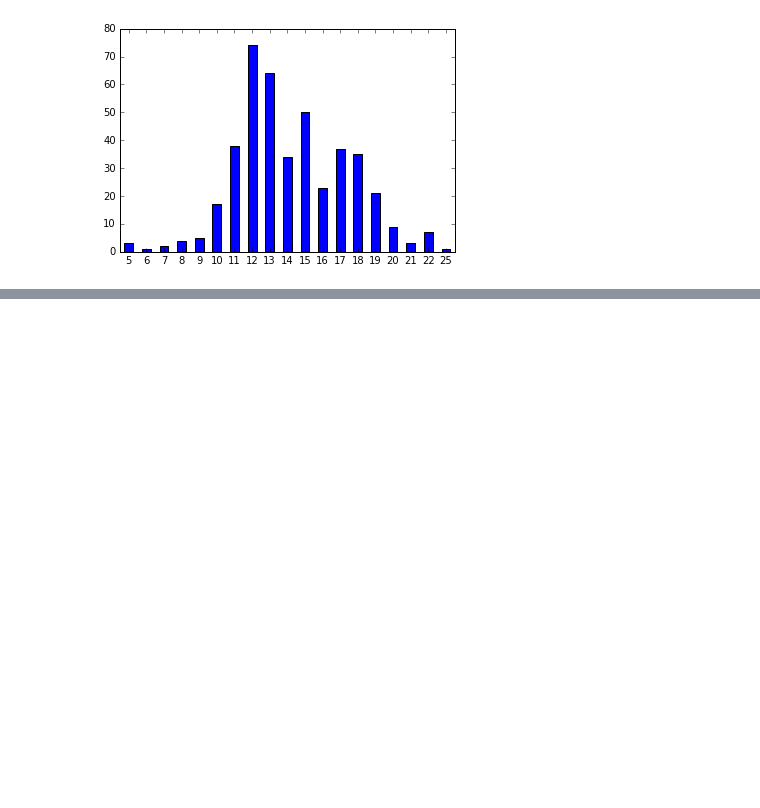
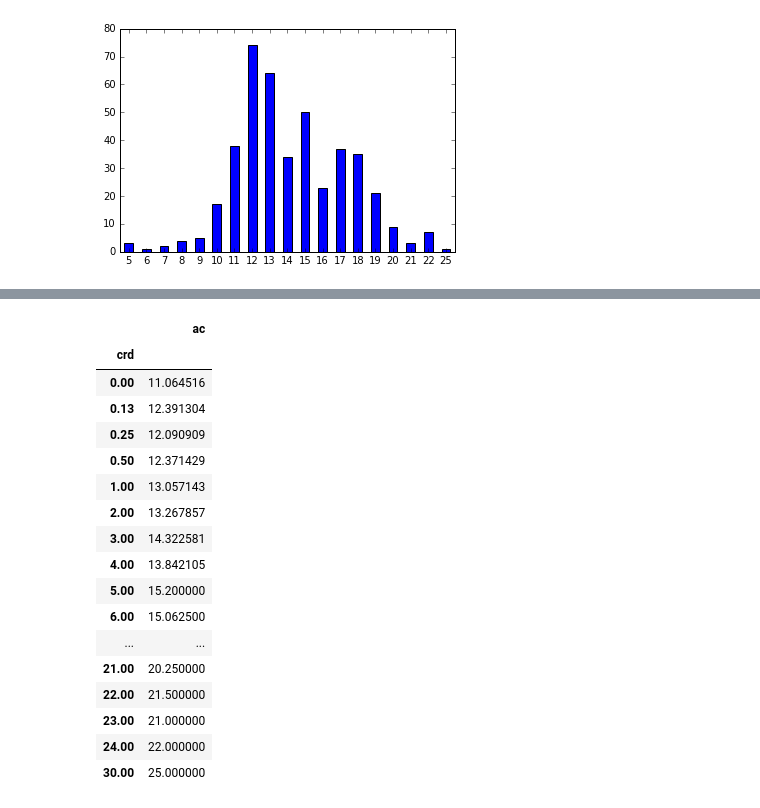
Before and after one commit to dails08/cobra-eligible, a Jupyter notebook: Dungeons and Data.ipynb, the cells around one changed output, grey strips where cells are left out. Saved outputs shown, nothing was run; the diff lists cells and outputs as text; code cells hidden in the pictures; blank space fills up the shorter version.

```diff
--- a/Dungeons and Data.ipynb
+++ b/Dungeons and Data.ipynb
@@ -65,0 +104,21 @@ About what you'd expect: a roughly normal distribution with some odd drops at 14
+# %%
+monsterStats[['crd','ac']].groupby(['crd']).mean()
+# %% [output]
+|  | ac |
+| crd |  |
+| 0.00 | 11.064516 |
+| 0.13 | 12.391304 |
+| 0.25 | 12.090909 |
+| 0.50 | 12.371429 |
+| 1.00 | 13.057143 |
+| 2.00 | 13.267857 |
+| 3.00 | 14.322581 |
+| 4.00 | 13.842105 |
+| 5.00 | 15.200000 |
+| 6.00 | 15.062500 |
+| ... | ... |
+| 21.00 | 20.250000 |
+| 22.00 | 21.500000 |
+| 23.00 | 21.000000 |
+| 24.00 | 22.000000 |
+| 30.00 | 25.000000 |
```
Also changed, not shown: parts of 10 cells of this notebook.
